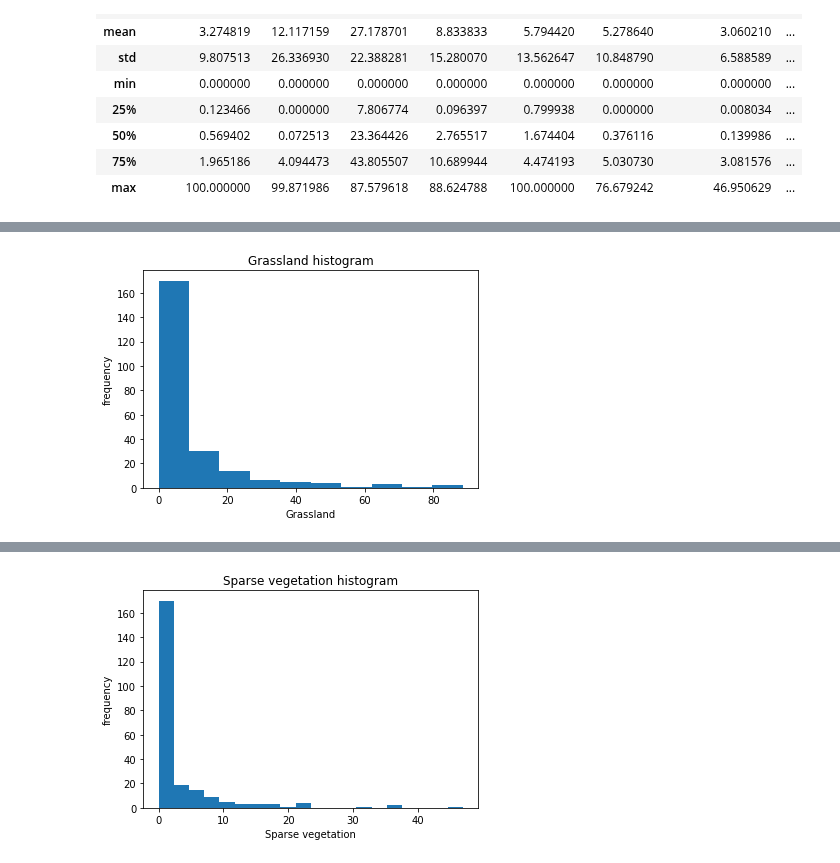
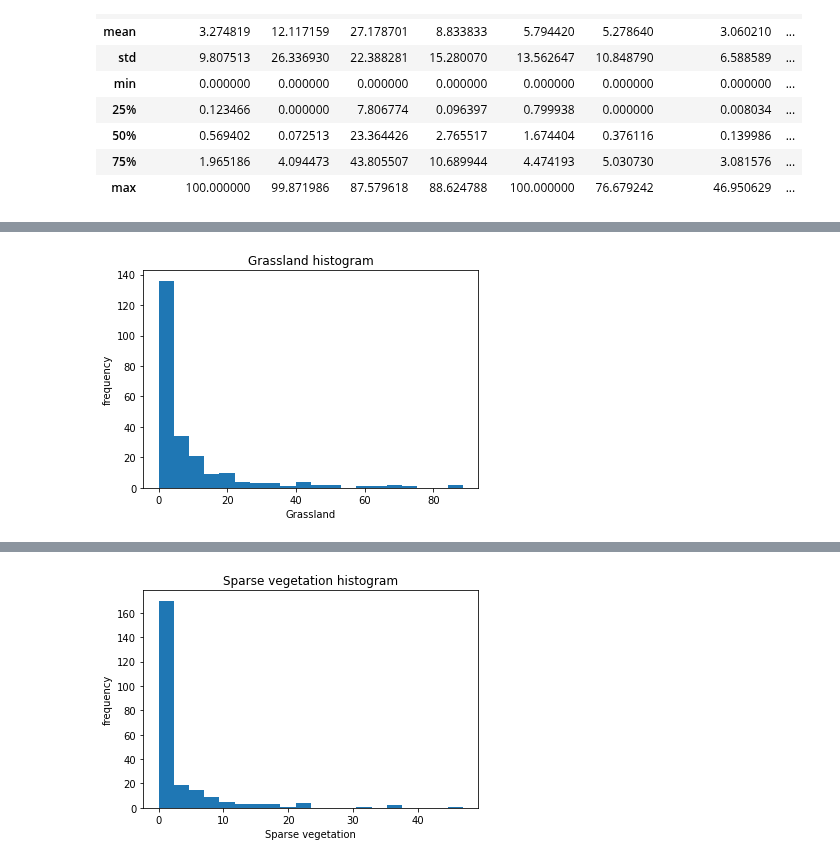
Before and after one commit to MarkusKiesel93/DOPPThreatenedSpecies, a Jupyter notebook: land_cover.ipynb, the cells around one changed output, grey strips where cells are left out. Cells and saved outputs as stored; diff of their text form; code cells hidden in the pictures.

```diff
--- a/land_cover.ipynb
+++ b/land_cover.ipynb
@@ -335,9 +335,9 @@ plt.show()
 # %%
-plt.hist(land_cover2018['Grassland'], bins = 10)
+plt.hist(land_cover2018['Grassland'], bins = 20)
 plt.title('Grassland histogram')
 plt.xlabel('Grassland')
 plt.ylabel('frequency')
 plt.show()
 # %% [output]
-[figure, old version]
+[figure, new version]
 # %%
```
Also changed, not shown: parts of 5 cells of this notebook.
